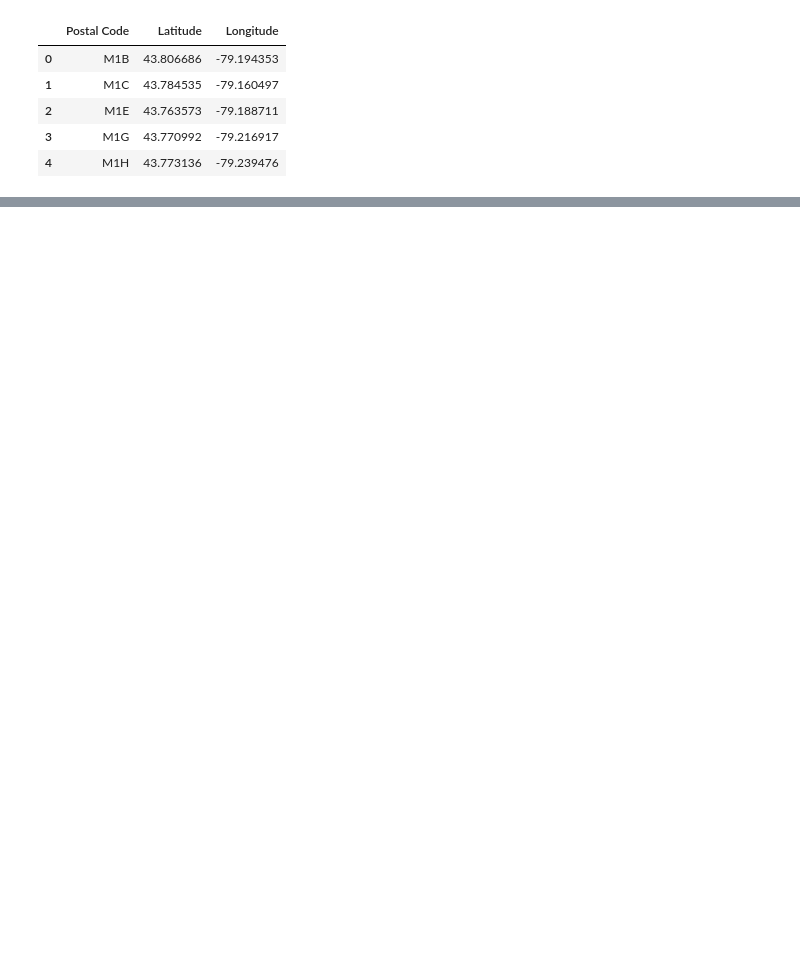
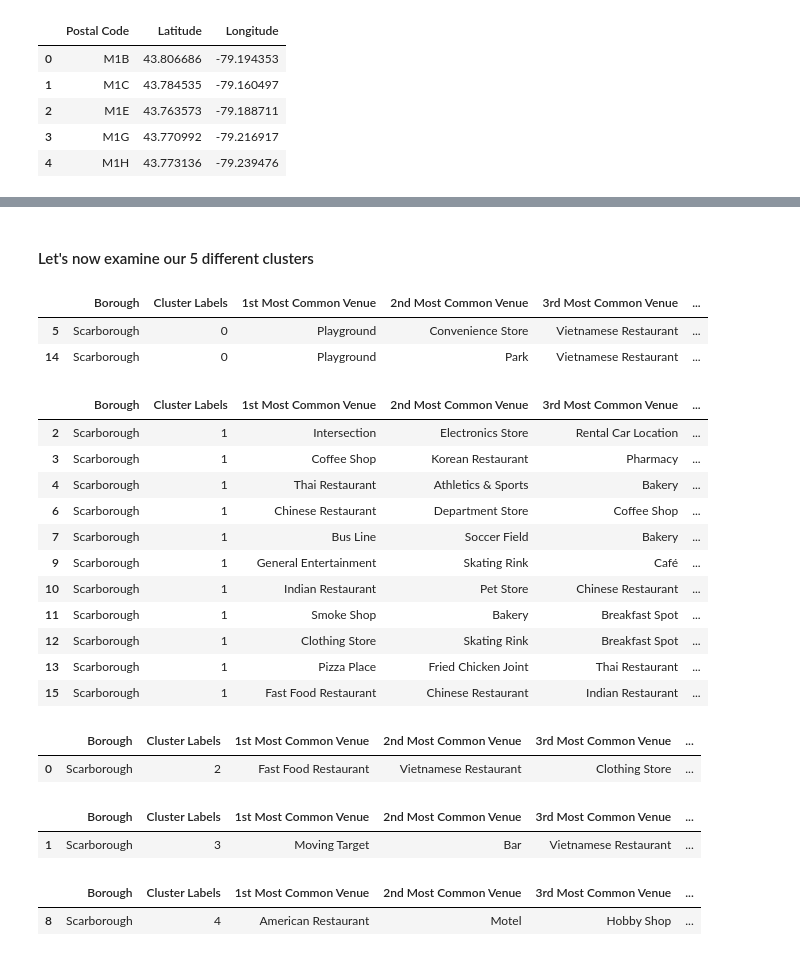
Before and after one commit to cabra92/Cabra_Projects, a Jupyter notebook: Week_3-Segmenting_and_Clustering_Neighborhoods_in_Toronto.ipynb, the cells around one changed output, grey strips where cells are left out. Cells and saved outputs as stored; diff of their text form; code cells hidden in the pictures; blank space fills up the shorter version.

```diff
--- a/Week_3-Segmenting_and_Clustering_Neighborhoods_in_Toronto.ipynb
+++ b/Week_3-Segmenting_and_Clustering_Neighborhoods_in_Toronto.ipynb
@@ -85,0 +332,6 @@ pd.merge(df, gc, on="Postal Code")
+# %%
+def return_most_common_venues(row, num_top_venues):
+    row_categories = row.iloc[1:]
+    row_categories_sorted = row_categories.sort_values(ascending=False)
+
+    return row_categories_sorted.index.values[0:num_top_venues]
@@ -85,0 +368,11 @@ pd.merge(df, gc, on="Postal Code")
+# %%
+# set number of clusters
+kclusters = 5
+
+scarb_grouped_clustering = scarb_grouped.drop('Neighbourhood', 1)
+
+# run k-means clustering
+kmeans = KMeans(n_clusters=kclusters, random_state=0).fit(scarb_grouped_clustering)
+
+# check cluster labels generated for each row in the dataframe
+kmeans.labels_[0:10]
@@ -85,0 +381,10 @@ pd.merge(df, gc, on="Postal Code")
+# %%
+# add clustering labels
+neighborhoods_venues_sorted.insert(0, 'Cluster Labels', kmeans.labels_)
+
+scarb_merged = scarborough
+
+# merge toronto_grouped with toronto_data to add latitude/longitude for each neighborhood
+scarb_merged = scarb_merged.join(neighborhoods_venues_sorted.set_index('Neighbourhood'), on='Neighbourhood', how = 'right')
+
+scarb_merged.head() # check the last columns!
@@ -85,0 +424,44 @@ pd.merge(df, gc, on="Postal Code")
+# %% [markdown]
+#### Let's now examine our 5 different clusters
+# %%
+cluster1 = scarb_merged.loc[scarb_merged['Cluster Labels'] == 0, scarb_merged.columns[[1] + list(range(5, scarb_merged.shape[1]))]]
+cluster2 = scarb_merged.loc[scarb_merged['Cluster Labels'] == 1, scarb_merged.columns[[1] + list(range(5, scarb_merged.shape[1]))]]
+cluster3 = scarb_merged.loc[scarb_merged['Cluster Labels'] == 2, scarb_merged.columns[[1] + list(range(5, scarb_merged.shape[1]))]]
+cluster4 = scarb_merged.loc[scarb_merged['Cluster Labels'] == 3, scarb_merged.columns[[1] + list(range(5, scarb_merged.shape[1]))]]
+cluster5 = scarb_merged.loc[scarb_merged['Cluster Labels'] == 4, scarb_merged.columns[[1] + list(range(5, scarb_merged.shape[1]))]]
+# %%
+cluster1
+# %% [output]
+|  | Borough | Cluster Labels | 1st Most Common Venue | 2nd Most Common Venue | 3rd Most Common Venue | ... |
+| 5 | Scarborough | 0 | Playground | Convenience Store | Vietnamese Restaurant | ... |
+| 14 | Scarborough | 0 | Playground | Park | Vietnamese Restaurant | ... |
+# %%
+cluster2
+# %% [output]
+|  | Borough | Cluster Labels | 1st Most Common Venue | 2nd Most Common Venue | 3rd Most Common Venue | ... |
+| 2 | Scarborough | 1 | Intersection | Electronics Store | Rental Car Location | ... |
+| 3 | Scarborough | 1 | Coffee Shop | Korean Restaurant | Pharmacy | ... |
+| 4 | Scarborough | 1 | Thai Restaurant | Athletics & Sports | Bakery | ... |
+| 6 | Scarborough | 1 | Chinese Restaurant | Department Store | Coffee Shop | ... |
+| 7 | Scarborough | 1 | Bus Line | Soccer Field | Bakery | ... |
+| 9 | Scarborough | 1 | General Entertainment | Skating Rink | Café | ... |
+| 10 | Scarborough | 1 | Indian Restaurant | Pet Store | Chinese Restaurant | ... |
+| 11 | Scarborough | 1 | Smoke Shop | Bakery | Breakfast Spot | ... |
+| 12 | Scarborough | 1 | Clothing Store | Skating Rink | Breakfast Spot | ... |
+| 13 | Scarborough | 1 | Pizza Place | Fried Chicken Joint | Thai Restaurant | ... |
+| 15 | Scarborough | 1 | Fast Food Restaurant | Chinese Restaurant | Indian Restaurant | ... |
+# %%
+cluster3
+# %% [output]
+|  | Borough | Cluster Labels | 1st Most Common Venue | 2nd Most Common Venue | 3rd Most Common Venue | ... |
+| 0 | Scarborough | 2 | Fast Food Restaurant | Vietnamese Restaurant | Clothing Store | ... |
+# %%
+cluster4
+# %% [output]
+|  | Borough | Cluster Labels | 1st Most Common Venue | 2nd Most Common Venue | 3rd Most Common Venue | ... |
+| 1 | Scarborough | 3 | Moving Target | Bar | Vietnamese Restaurant | ... |
+# %%
+cluster5
+# %% [output]
+|  | Borough | Cluster Labels | 1st Most Common Venue | 2nd Most Common Venue | 3rd Most Common Venue | ... |
+| 8 | Scarborough | 4 | American Restaurant | Motel | Hobby Shop | ... |
```
Also changed, not shown: parts of 32 cells of this notebook.
